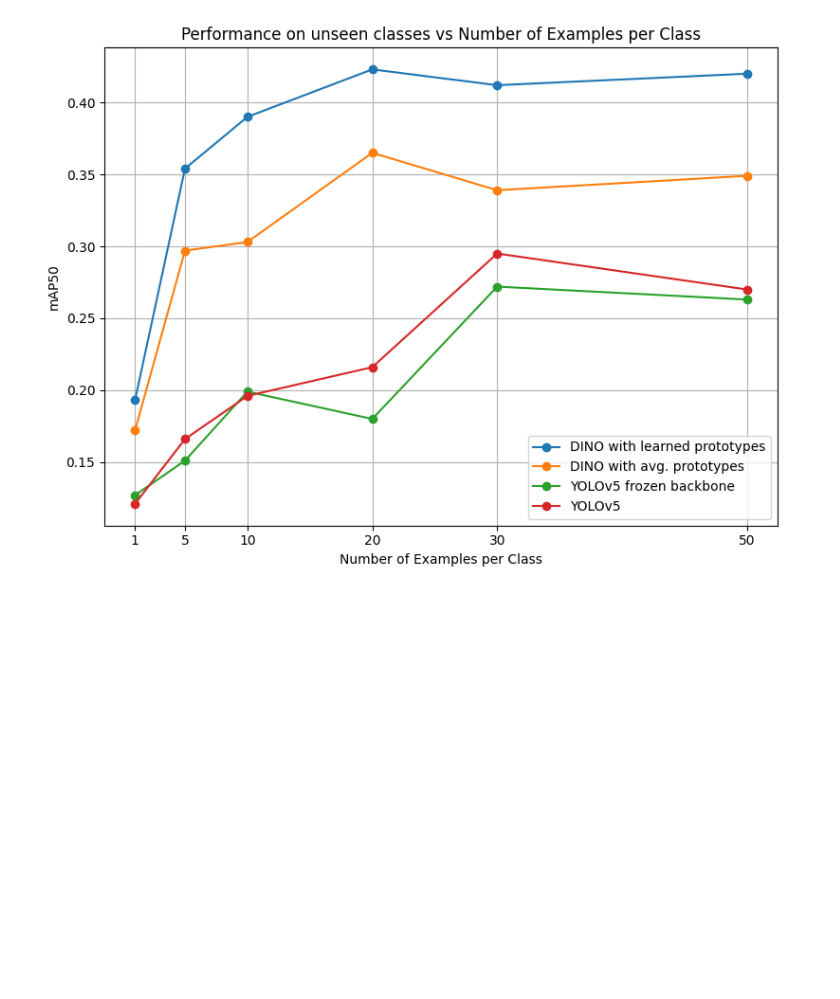
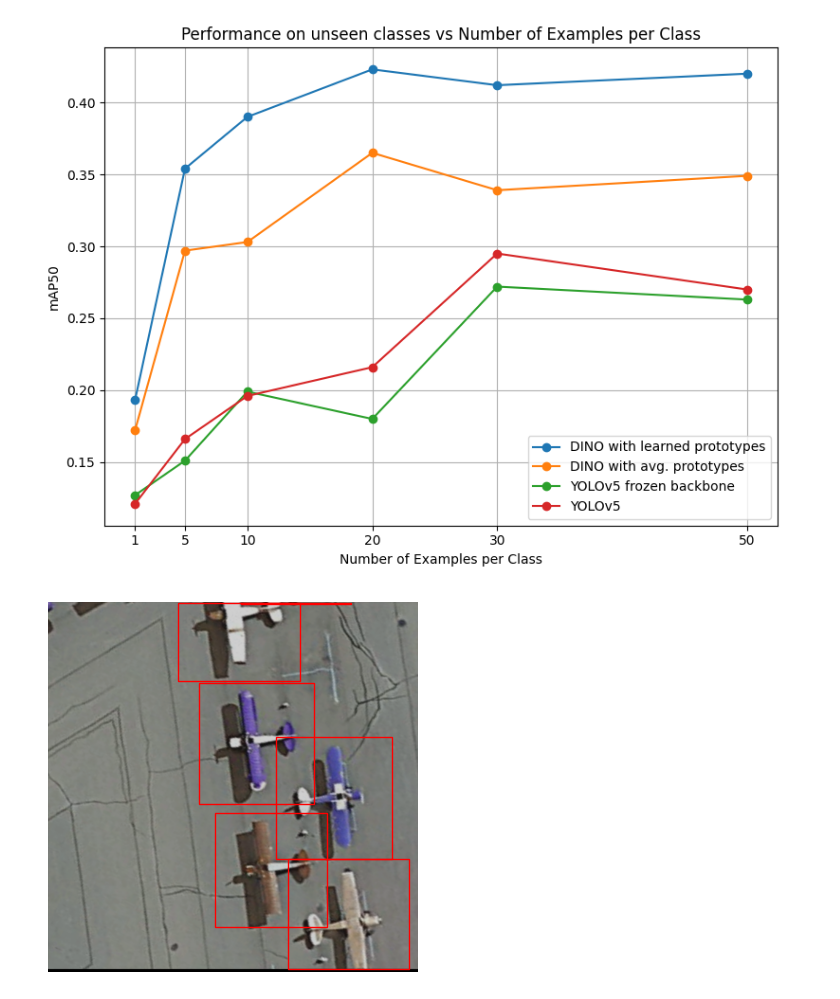
Before and after one commit to xavibou/ovdsat, a Jupyter notebook: plots.ipynb, the cells around one changed output. Cells and saved outputs as stored; diff of their text form; code cells hidden in the pictures; blank space fills up the shorter version.

```diff
--- a/plots.ipynb
+++ b/plots.ipynb
@@ -31,0 +38,47 @@ plt.show()
+# %%
+root_dir = '/mnt/ddisk/boux/code/data/simd/validation'
+annotations_file = '/mnt/ddisk/boux/code/data/simd/val_coco.json'
+prototypes_path = '/mnt/ddisk/boux/code/ovdsat/prototypes/simd_prototypes.pth'
+bg_prototypes_path = '/mnt/ddisk/boux/code/ovdsat/prototypes/simd_bg_prototypes.pth'
+target_size = (602, 602)
+batch_size = 1
+num_workers = 8
+iou_thr = 0.3
+conf_thres = 1
+scale_factor = [2]
+backbone_type = 'clip-14'
+# %%
+dataset = DINODataset(root_dir, annotations_file, torch.load(prototypes_path)['label_names'], augment=True, target_size=target_size, real_indices=False)
+dataset_no_aug = DINODataset(root_dir, annotations_file, torch.load(prototypes_path)['label_names'], augment=False, target_size=target_size, real_indices=False)
+# %%
+import torch
+import matplotlib.pyplot as plt
+import matplotlib.patches as patches
+
+def plot_image_with_boxes(image_tensor, bounding_boxes):
+    # Convert torch tensor to numpy array
+    image_np = image_tensor.permute(1, 2, 0).cpu().numpy()
+
+    # Create figure and axes
+    fig, ax = plt.subplots(1)
+    ax.imshow(image_np)
+
+    # Plot bounding boxes
+    for box in bounding_boxes:
+        xmin, ymin, w, h = box
+        xmax, ymax = xmin + w, ymin + h
+        rect = patches.Rectangle((xmin, ymin), w, h, linewidth=1, edgecolor='r', facecolor='none')
+        ax.add_patch(rect)
+
+    # Show plot
+    plt.axis('off')
+    plt.show()
+# %%
+image, boxes, gt, metadata = dataset[19]
+boxes = boxes[boxes.sum(-1) > 0]
+image /= 255
+
+# Plot the image with bounding boxes
+plot_image_with_boxes(image, boxes)
+# %% [output]
+[figure, added]
```
Also changed, not shown: parts of 2 cells of this notebook, 12 other files.
